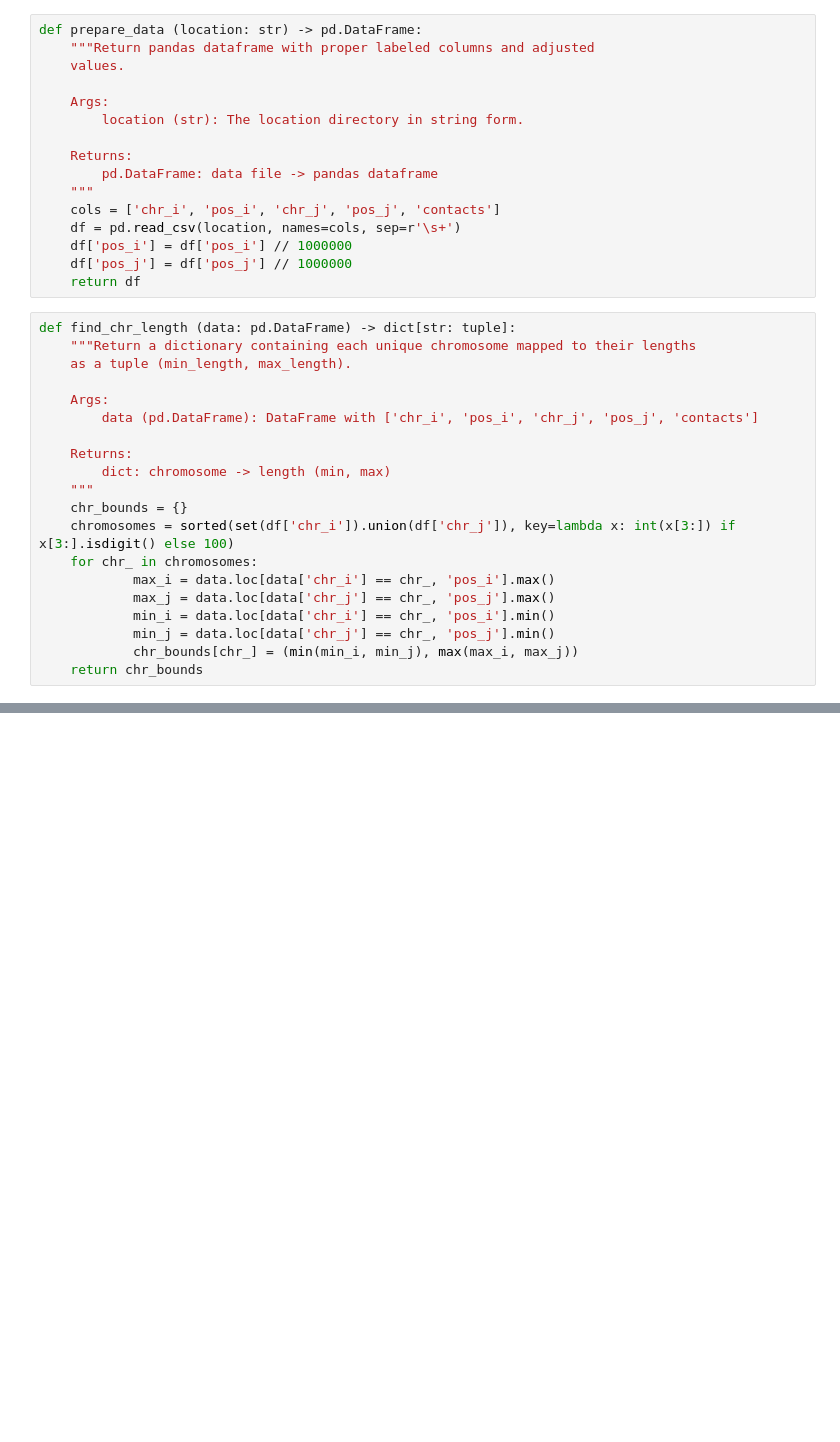
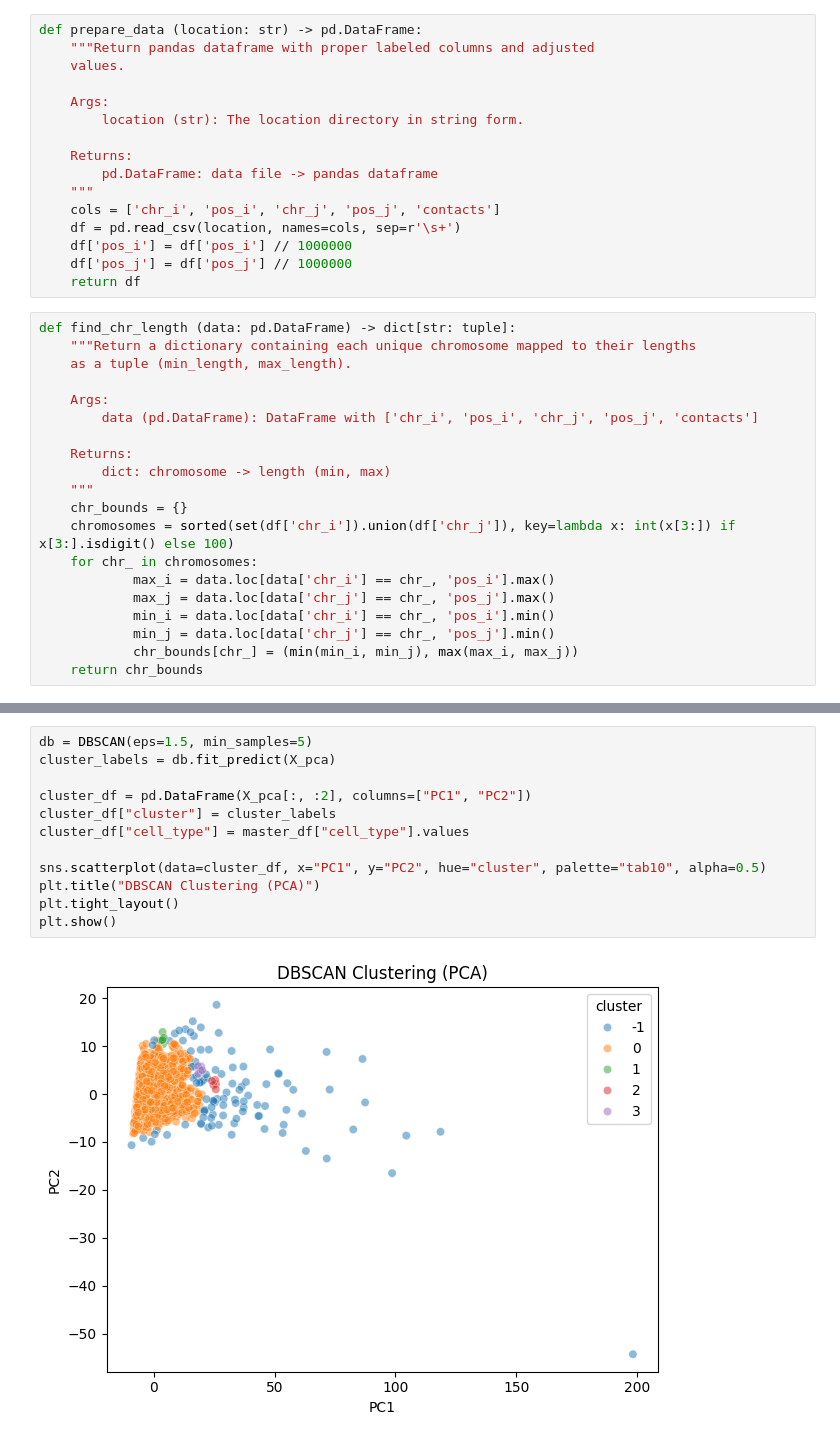
Before and after one commit to saladinshaurov/hic-cell-classification, a Jupyter notebook: notebooks/matrix-chromosome.ipynb, the cells around one changed output, grey strips where cells are left out. Cells and saved outputs as stored; diff of their text form; blank space fills up the shorter version.

```diff
--- a/notebooks/matrix-chromosome.ipynb
+++ b/notebooks/matrix-chromosome.ipynb
@@ -355,0 +337,14 @@ for col in stats:
+# %%
+db = DBSCAN(eps=1.5, min_samples=5)
+cluster_labels = db.fit_predict(X_pca)
+
+cluster_df = pd.DataFrame(X_pca[:, :2], columns=["PC1", "PC2"])
+cluster_df["cluster"] = cluster_labels
+cluster_df["cell_type"] = master_df["cell_type"].values
+
+sns.scatterplot(data=cluster_df, x="PC1", y="PC2", hue="cluster", palette="tab10", alpha=0.5)
+plt.title("DBSCAN Clustering (PCA)")
+plt.tight_layout()
+plt.show()
+# %% [output]
+[figure, added]
```
Also changed, not shown: parts of 20 cells of this notebook, 1 other file.
